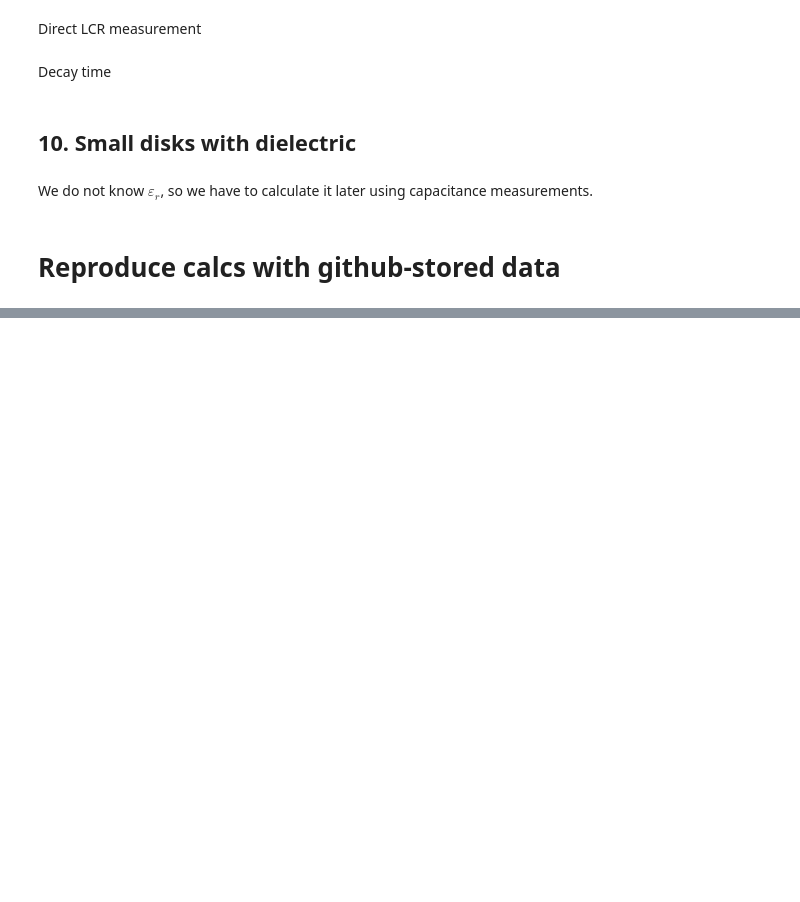
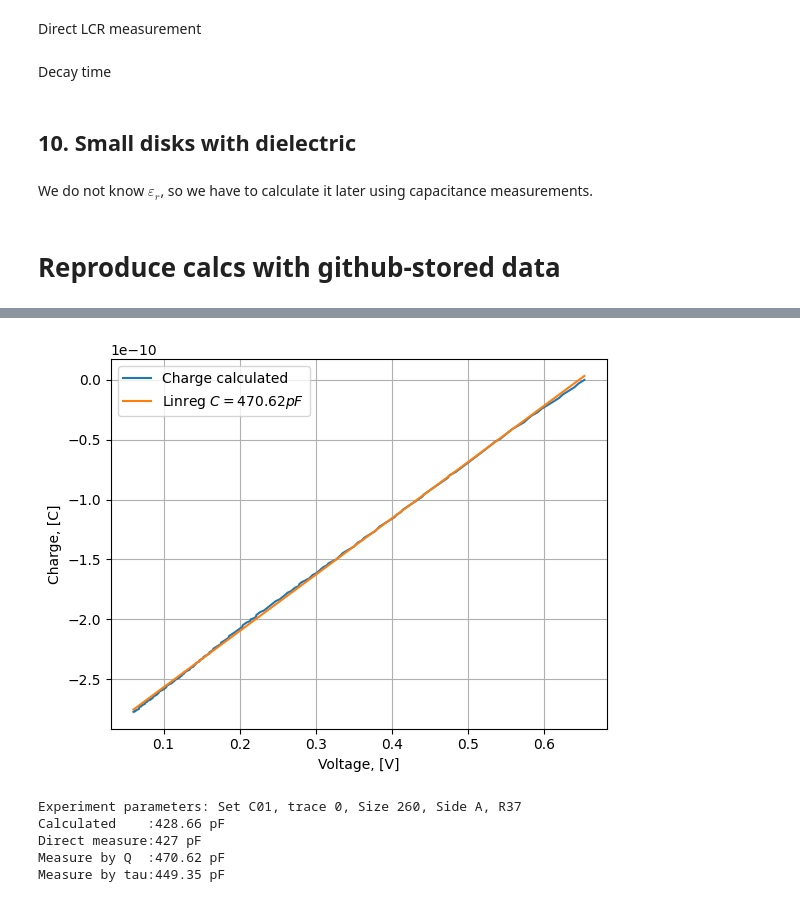
Before and after one commit to evgeny-kolonsky/Lab2_Capacitors, a Jupyter notebook: Lab2_Capacitor.ipynb, the cells around one changed output, grey strips where cells are left out. Cells and saved outputs as stored; diff of their text form; code cells hidden in the pictures; blank space fills up the shorter version.

```diff
--- a/Lab2_Capacitor.ipynb
+++ b/Lab2_Capacitor.ipynb
@@ -456,0 +505,12 @@ ex = Experiment('C01', size=260, side='A', option=1, trace_num=0)
+# %%
+ex.Calculate_Q()
+# %% [output]
+[figure, added]
+# %%
+ex.print()
+# %% [output]
+Experiment parameters: Set C01, trace 0, Size 260, Side A, R37
+Calculated    :428.66 pF
+Direct measure:427 pF
+Measure by Q  :470.62 pF
+Measure by tau:449.35 pF
```
Also changed, not shown: parts of 9 cells of this notebook.
